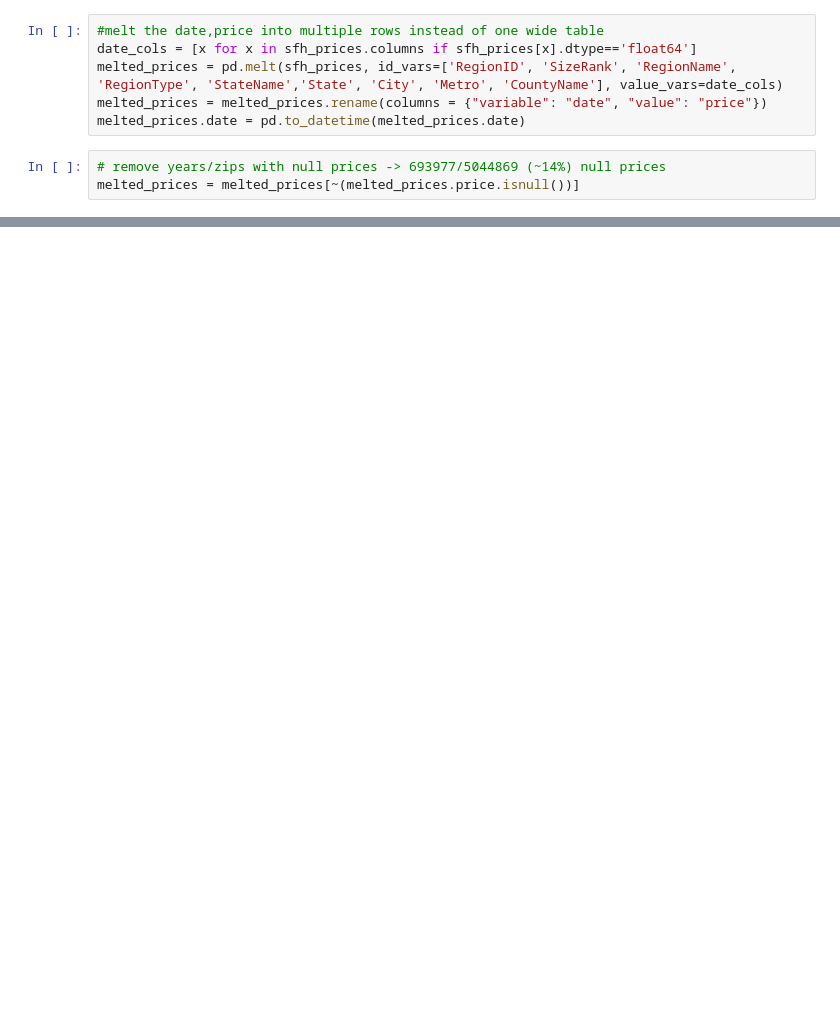
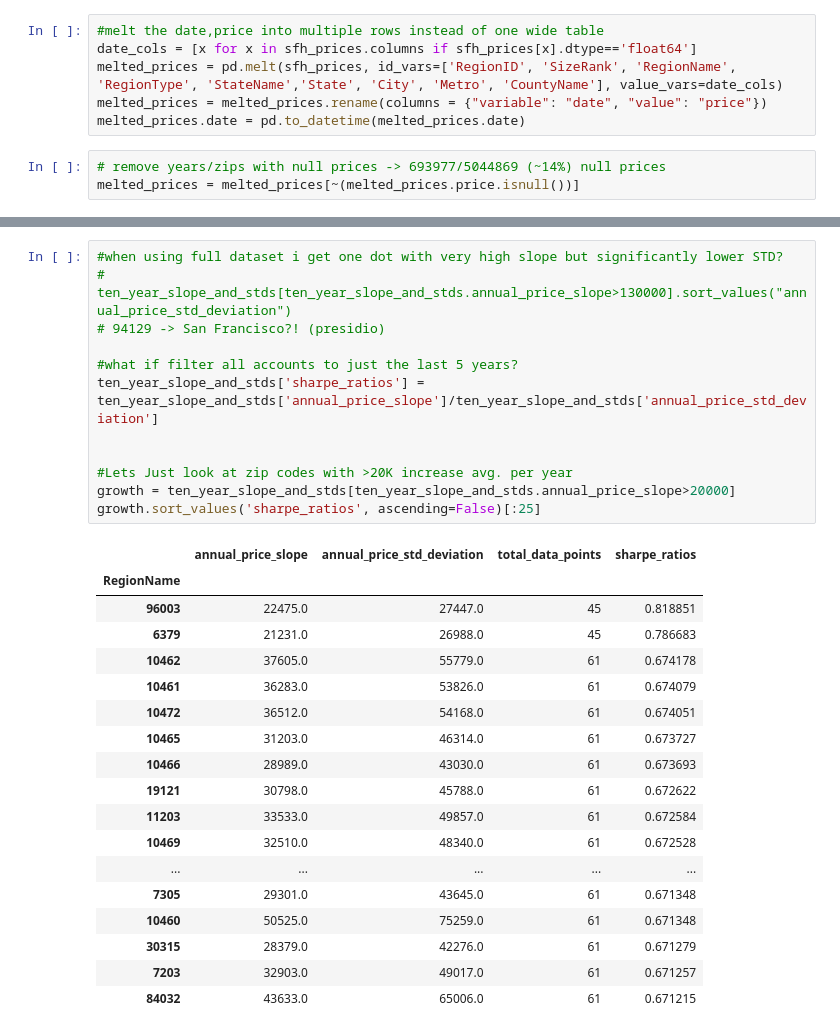
Before and after one commit to alexfraze/real_estate, a Jupyter notebook: eda.ipynb, the cells around one changed output, grey strips where cells are left out. Saved outputs shown, nothing was run; the diff lists cells and outputs as text; blank space fills up the shorter version.

```diff
--- a/eda.ipynb
+++ b/eda.ipynb
@@ -75,0 +62,31 @@ melted_prices[melted_prices.RegionName==94129][['date', 'price']].set_index("dat
+# %%
+#when using full dataset i get one dot with very high slope but significantly lower STD?
+# ten_year_slope_and_stds[ten_year_slope_and_stds.annual_price_slope>130000].sort_values("annual_price_std_deviation")
+# 94129 -> San Francisco?! (presidio)
+
+#what if filter all accounts to just the last 5 years?
+ten_year_slope_and_stds['sharpe_ratios'] =  ten_year_slope_and_stds['annual_price_slope']/ten_year_slope_and_stds['annual_price_std_deviation']
+
+
+#Lets Just look at zip codes with >20K increase avg. per year
+growth = ten_year_slope_and_stds[ten_year_slope_and_stds.annual_price_slope>20000]
+growth.sort_values('sharpe_ratios', ascending=False)[:25]
+# %% [output]
+|  | annual_price_slope | annual_price_std_deviation | total_data_points | sharpe_ratios |
+| RegionName |  |  |  |  |
+| 96003 | 22475.0 | 27447.0 | 45 | 0.818851 |
+| 6379 | 21231.0 | 26988.0 | 45 | 0.786683 |
+| 10462 | 37605.0 | 55779.0 | 61 | 0.674178 |
+| 10461 | 36283.0 | 53826.0 | 61 | 0.674079 |
+| 10472 | 36512.0 | 54168.0 | 61 | 0.674051 |
+| 10465 | 31203.0 | 46314.0 | 61 | 0.673727 |
+| 10466 | 28989.0 | 43030.0 | 61 | 0.673693 |
+| 19121 | 30798.0 | 45788.0 | 61 | 0.672622 |
+| 11203 | 33533.0 | 49857.0 | 61 | 0.672584 |
+| 10469 | 32510.0 | 48340.0 | 61 | 0.672528 |
+| ... | ... | ... | ... | ... |
+| 7305 | 29301.0 | 43645.0 | 61 | 0.671348 |
+| 10460 | 50525.0 | 75259.0 | 61 | 0.671348 |
+| 30315 | 28379.0 | 42276.0 | 61 | 0.671279 |
+| 7203 | 32903.0 | 49017.0 | 61 | 0.671257 |
+| 84032 | 43633.0 | 65006.0 | 61 | 0.671215 |
```
Also changed, not shown: parts of 8 cells of this notebook, 1 other file.
